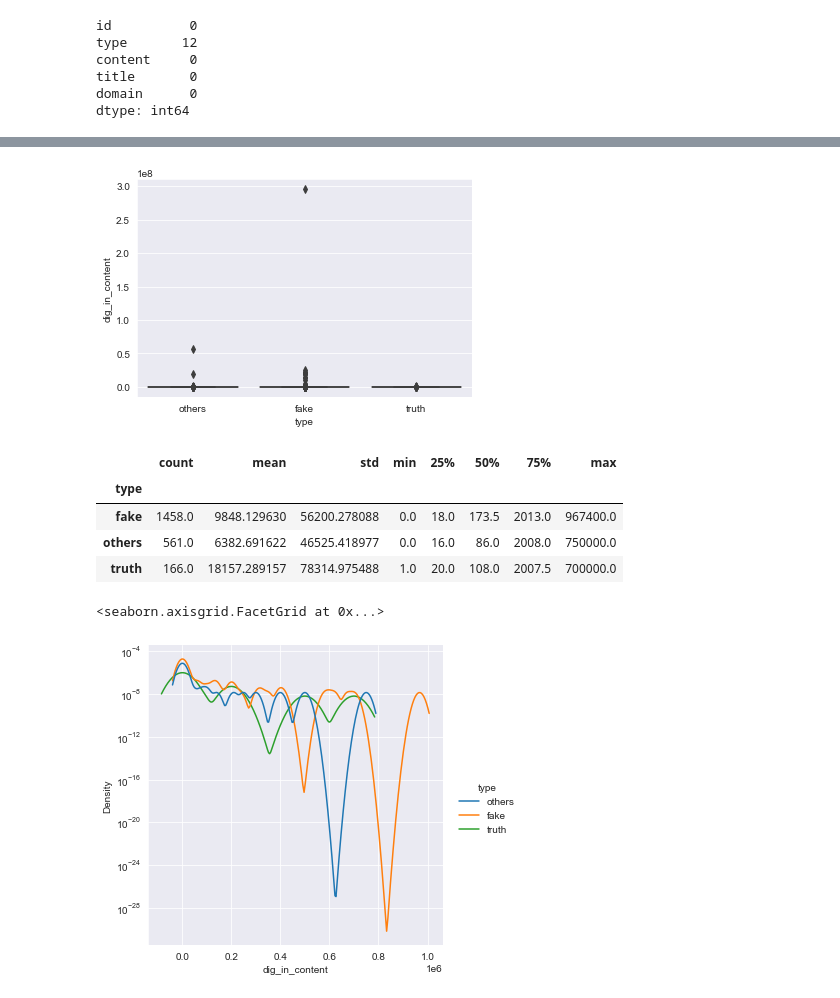
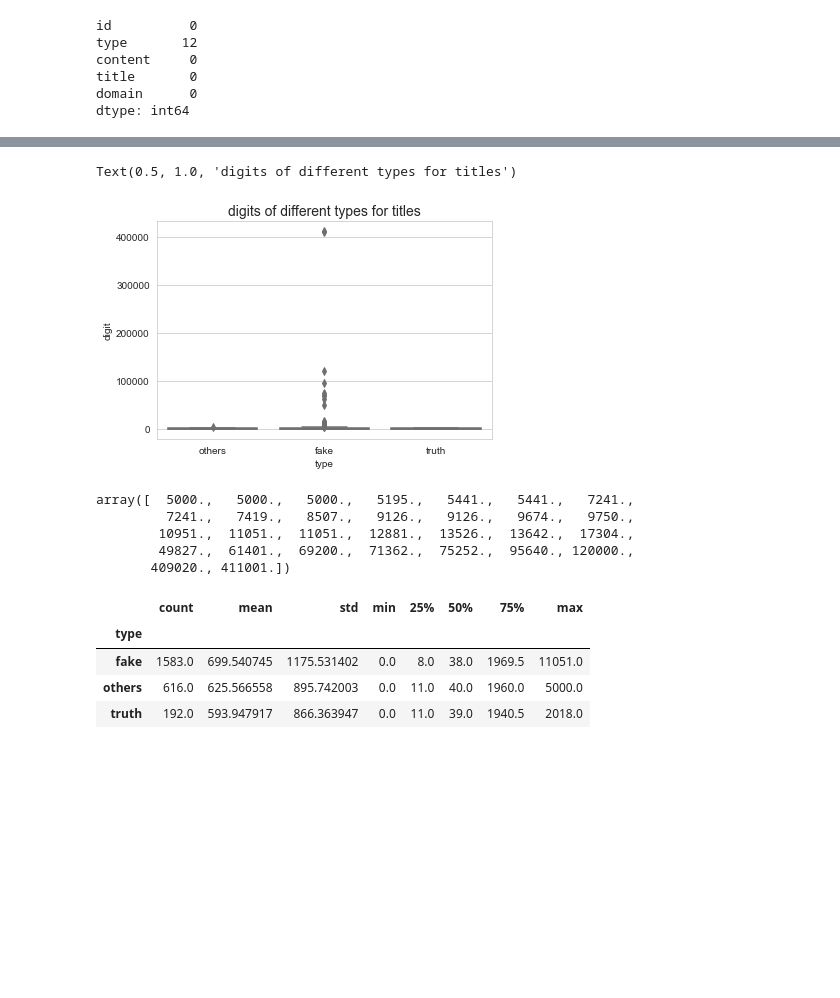
Before and after one commit to Xiiqiing/DS_project, a Jupyter notebook: M1.ipynb, the cells around one changed output, grey strips where cells are left out. Saved outputs shown, nothing was run; the diff lists cells and outputs as text; code cells hidden in the pictures; blank space fills up the shorter version.

```diff
--- a/M1.ipynb
+++ b/M1.ipynb
@@ -131,0 +113,13 @@ sns.displot(df, x="len_content", hue = 'type', kind="kde", bw_adjust=.25, fill=T
+# %%
+df2 = df.copy(deep=True)
+# %%
+# Extract the digits in contents
+df2['dig_in_content'] = df2.apply(lambda x: re.sub(r'((http|ftp|https):\/\/)?[\w\-_]+(\.[\w\-_]+)+([\w\-\.,@?^=%&amp;:/~\+#]*[\w\-\@?^=%&amp;/~\+#])?', '', x['content']), axis=1)
+df2['dig_in_content'] = df2.apply(lambda x: re.findall(r"\d+\.?\d*",x['dig_in_content']), axis=1)
+# tokenize contents
+df2['content'] = df2.apply(lambda x: clean(x['content']), axis=1)
+# tokenize title
+df2['title'] = df2.apply(lambda x: clean(x['title']), axis=1)
+# get word count
+df2['len_content'] = df2.apply(lambda x: len(x['content']), axis=1)
+df2['len_title'] = df2.apply(lambda x: len(x['title']), axis=1)
@@ -132,4 +154,4 @@ sns.displot(df, x="len_content", hue = 'type', kind="kde", bw_adjust=.25, fill=T
 # %%
-df2 = df.explode('dig_in_content').reset_index(drop=True)
-df2 = df2.dropna()
-df2['dig_in_content'] = df2['dig_in_content'].astype(float)
+df3 = df2.explode('dig_in_content').reset_index(drop=True)
+df3 = df3.dropna()
+df3['dig_in_content'] = df3['dig_in_content'].astype(float)
@@ -169,6 +158,3 @@ array([3.00400000e+05, 8.92500000e+03, 1.35715000e+05, 1.22230000e+04,
-# %%
-#remove outlierss and big numbers
-df3 = df2.drop(df2[df2['dig_in_content']>1e+10].index)
 # %%
 df3.groupby('type')['dig_in_content'].describe()
 # %% [output]
@@ -180,4 +166,7 @@ df3.groupby('type')['dig_in_content'].describe()
 # %%
-box2 = sns.boxplot(x=df3['type'], y=df3['dig_in_content'])
+box3 = sns.boxplot(x=df3['type'], y=df3['dig_in_content'])
+box3.set(ylabel='digit')
+box3.set_title('digits of different types for titles', fontsize = 14)
 # %% [output]
+Text(0.5, 1.0, 'digits of different types for titles')
-[figure, old version]
+[figure, new version]
@@ -185,0 +173,9 @@ df3 = df2.drop(df2[df2['dig_in_content']>1e+06].index)
+# %%
+from matplotlib.cbook import boxplot_stats
+np.sort(boxplot_stats(df3['dig_in_content']).pop(0)['fliers'])
+# %% [output]
+array([  5000.,   5000.,   5000.,   5195.,   5441.,   5441.,   7241.,
+         7241.,   7419.,   8507.,   9126.,   9126.,   9674.,   9750.,
+        10951.,  11051.,  11051.,  12881.,  13526.,  13642.,  17304.,
+        49827.,  61401.,  69200.,  71362.,  75252.,  95640., 120000.,
+       409020., 411001.])
@@ -186,15 +185,8 @@ df3 = df2.drop(df2[df2['dig_in_content']>1e+06].index)
 # %%
-df3.groupby('type')['dig_in_content'].describe()
+df4.groupby('type')['dig_in_content'].describe()
 # %% [output]
 |  | count | mean | std | min | 25% | 50% | 75% | max |
 | type |  |  |  |  |  |  |  |  |
-| fake | 1458.0 | 9848.129630 | 56200.278088 | 0.0 | 18.0 | 173.5 | 2013.0 | 967400.0 |
-| others | 561.0 | 6382.691622 | 46525.418977 | 0.0 | 16.0 | 86.0 | 2008.0 | 750000.0 |
-| truth | 166.0 | 18157.289157 | 78314.975488 | 1.0 | 20.0 | 108.0 | 2007.5 | 700000.0 |
+| fake | 1583.0 | 699.540745 | 1175.531402 | 0.0 | 8.0 | 38.0 | 1969.5 | 11051.0 |
+| others | 616.0 | 625.566558 | 895.742003 | 0.0 | 11.0 | 40.0 | 1960.0 | 5000.0 |
+| truth | 192.0 | 593.947917 | 866.363947 | 0.0 | 11.0 | 39.0 | 1940.5 | 2018.0 |
-# %%
-dist2 = sns.displot(df3, x="dig_in_content", hue = 'type', kind="kde")
-dist2.set(yscale = "log")
-#dist2.set(xscale = "log")
-# %% [output]
-<seaborn.axisgrid.FacetGrid at 0x...>
-[figure, removed]
```
Also changed, not shown: parts of 36 cells of this notebook.
